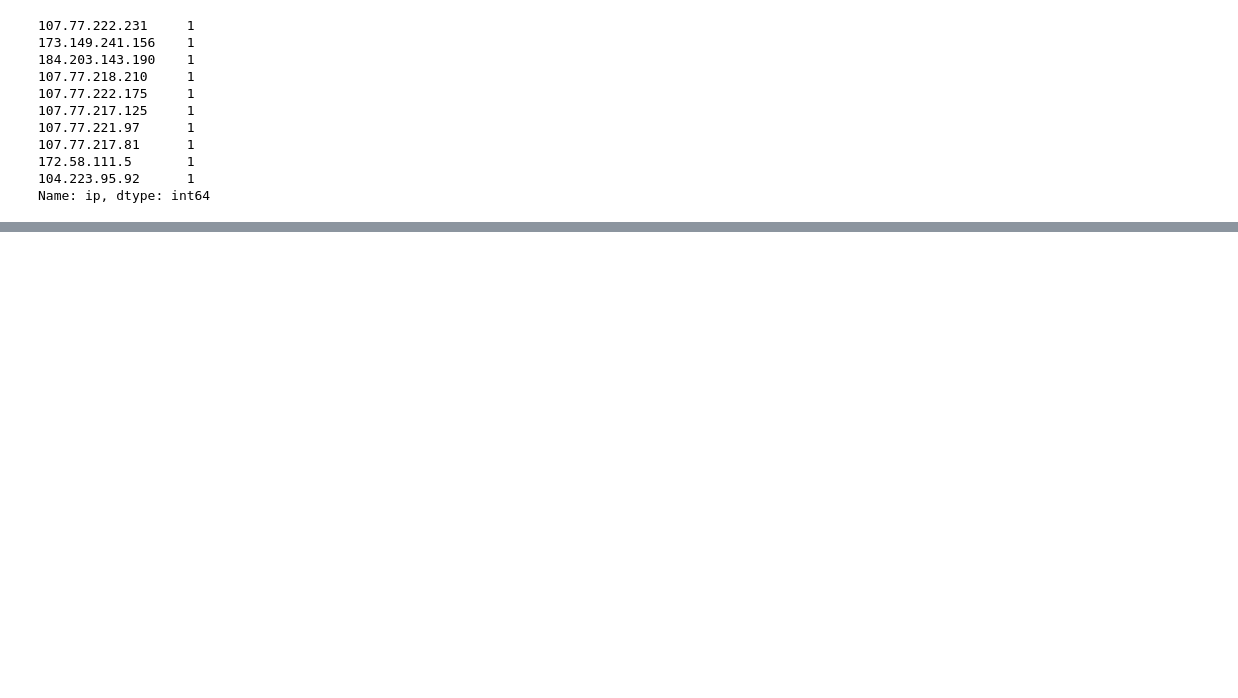
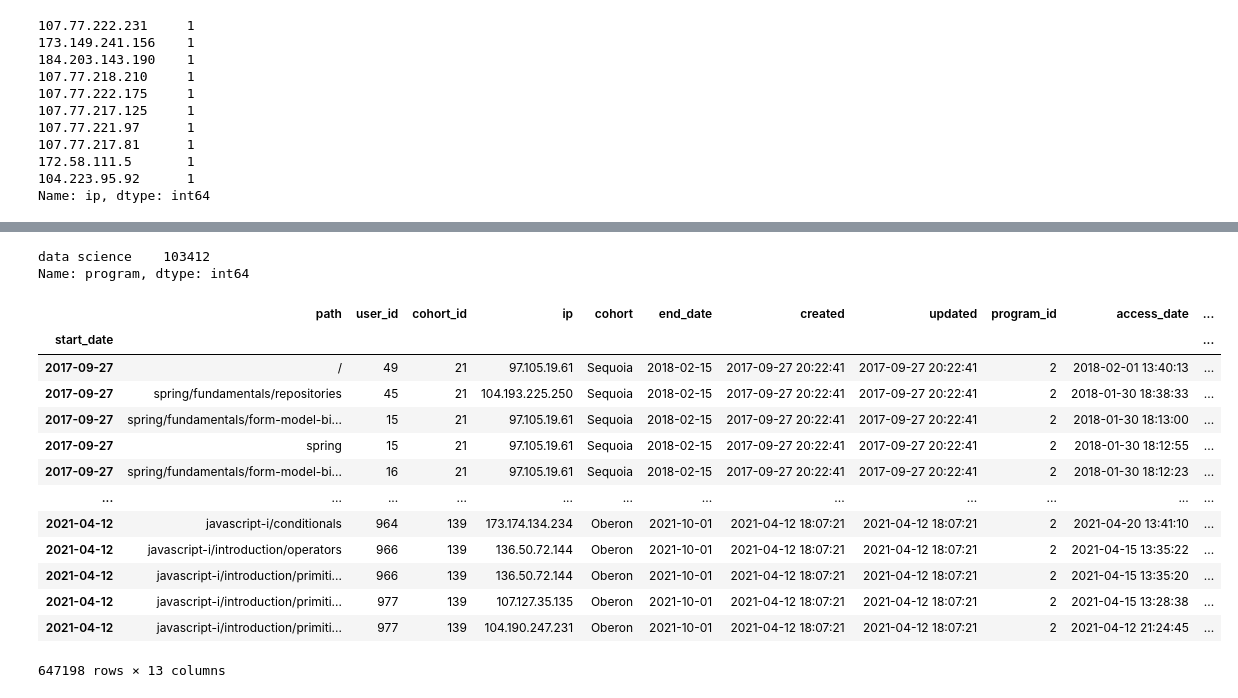
Before and after one commit to Access-Not-Found/project_anomaly, a Jupyter notebook: ali_explore.ipynb, the cells around one changed output, grey strips where cells are left out. Cells and saved outputs as stored; diff of their text form; code cells hidden in the pictures; blank space fills up the shorter version.

```diff
--- a/ali_explore.ipynb
+++ b/ali_explore.ipynb
@@ -94,7 +96,7 @@ def prep_logs(df):
 
     return df
 # %%
-df = wr.prep_logs(df1)
+df = prep_logs(df1)
 # %%
 df
 # %% [output]
@@ -395,0 +375,22 @@ df[df['ip']=='107.77.222.175']
+# %%
+df[df['program_id'] == 3].program.value_counts()
+# %% [output]
+data science    103412
+Name: program, dtype: int64
+# %%
+df_date[(df_date['end_date'] >= df_date['access_date'])]
+# %% [output]
+|  | path | user_id | cohort_id | ip | cohort | end_date | created | updated | program_id | access_date | ... |
+| start_date |  |  |  |  |  |  |  |  |  |  | ... |
+| 2017-09-27 | / | 49 | 21 | 97.105.19.61 | Sequoia | 2018-02-15 | 2017-09-27 20:22:41 | 2017-09-27 20:22:41 | 2 | 2018-02-01 13:40:13 | ... |
+| 2017-09-27 | spring/fundamentals/repositories | 45 | 21 | 104.193.225.250 | Sequoia | 2018-02-15 | 2017-09-27 20:22:41 | 2017-09-27 20:22:41 | 2 | 2018-01-30 18:38:33 | ... |
+| 2017-09-27 | spring/fundamentals/form-model-bi... | 15 | 21 | 97.105.19.61 | Sequoia | 2018-02-15 | 2017-09-27 20:22:41 | 2017-09-27 20:22:41 | 2 | 2018-01-30 18:13:00 | ... |
+| 2017-09-27 | spring | 15 | 21 | 97.105.19.61 | Sequoia | 2018-02-15 | 2017-09-27 20:22:41 | 2017-09-27 20:22:41 | 2 | 2018-01-30 18:12:55 | ... |
+| 2017-09-27 | spring/fundamentals/form-model-bi... | 16 | 21 | 97.105.19.61 | Sequoia | 2018-02-15 | 2017-09-27 20:22:41 | 2017-09-27 20:22:41 | 2 | 2018-01-30 18:12:23 | ... |
+| ... | ... | ... | ... | ... | ... | ... | ... | ... | ... | ... | ... |
+| 2021-04-12 | javascript-i/conditionals | 964 | 139 | 173.174.134.234 | Oberon | 2021-10-01 | 2021-04-12 18:07:21 | 2021-04-12 18:07:21 | 2 | 2021-04-20 13:41:10 | ... |
+| 2021-04-12 | javascript-i/introduction/operators | 966 | 139 | 136.50.72.144 | Oberon | 2021-10-01 | 2021-04-12 18:07:21 | 2021-04-12 18:07:21 | 2 | 2021-04-15 13:35:22 | ... |
+| 2021-04-12 | javascript-i/introduction/primiti... | 966 | 139 | 136.50.72.144 | Oberon | 2021-10-01 | 2021-04-12 18:07:21 | 2021-04-12 18:07:21 | 2 | 2021-04-15 13:35:20 | ... |
+| 2021-04-12 | javascript-i/introduction/primiti... | 977 | 139 | 107.127.35.135 | Oberon | 2021-10-01 | 2021-04-12 18:07:21 | 2021-04-12 18:07:21 | 2 | 2021-04-15 13:28:38 | ... |
+| 2021-04-12 | javascript-i/introduction/primiti... | 977 | 139 | 104.190.247.231 | Oberon | 2021-10-01 | 2021-04-12 18:07:21 | 2021-04-12 18:07:21 | 2 | 2021-04-12 21:24:45 | ... |
+647198 rows × 13 columns
```
Also changed, not shown: parts of 8 cells of this notebook.
